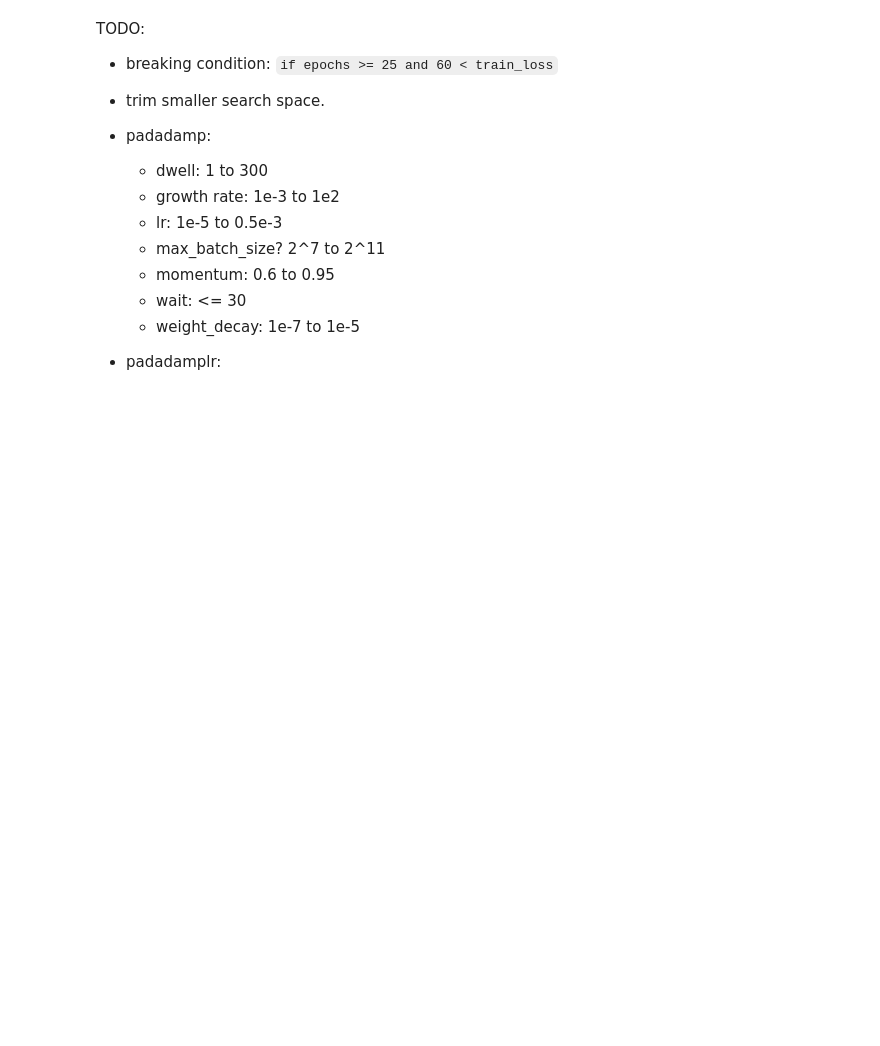
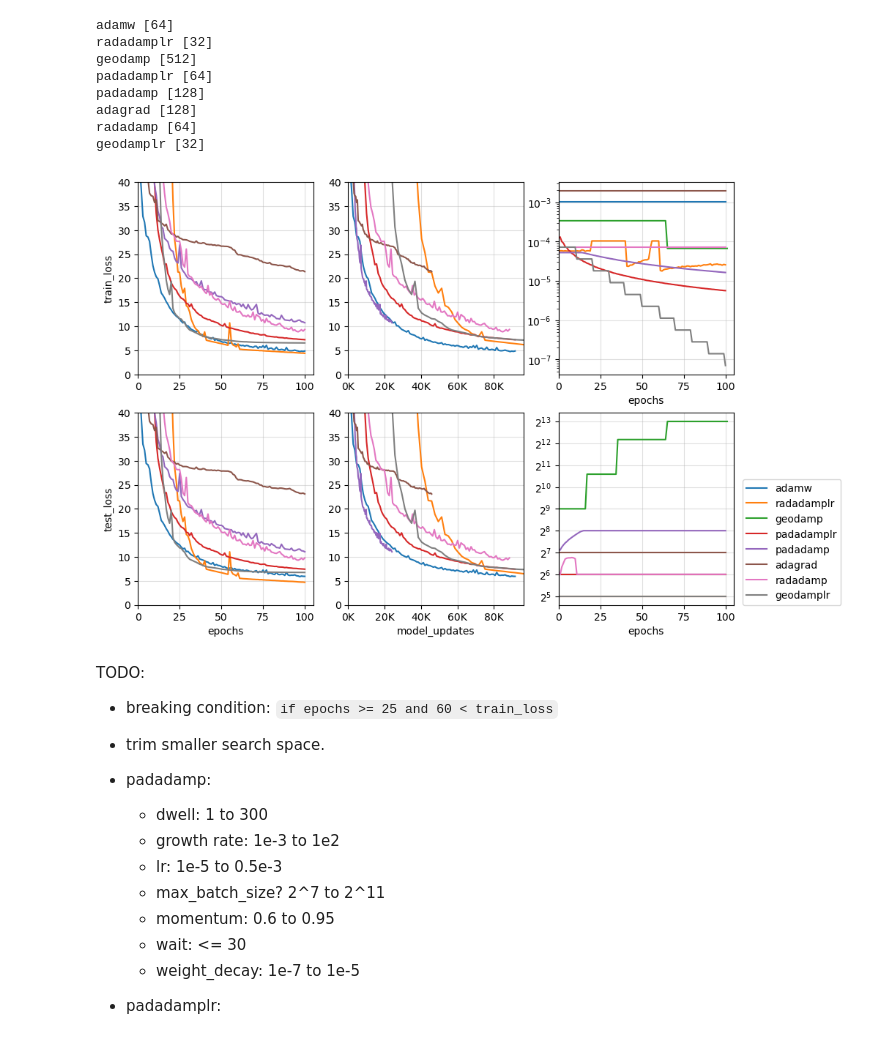
Before and after one commit to stsievert/adadamp-experiments, a Jupyter notebook: exp-autoencoder/viz-sweep.ipynb, the cells around one changed output. Drawn from its saved outputs; the diff is of its cells as text; code cells hidden in the pictures; blank space fills up the shorter version.

```diff
--- a/exp-autoencoder/viz-sweep.ipynb
+++ b/exp-autoencoder/viz-sweep.ipynb
@@ -148,3 +149,56 @@ geodamplr [32]
+# %%
+import matplotlib.pyplot as plt
+
+def plot(show, damper, axs, debug=False):
+    for i, loss in enumerate(["train_loss", "test_loss"]):
+        for j, time in enumerate(["epochs", "model_updates"]):
+            ax = show.plot(
+                x=time,
+                y=loss,
+                ax=axs[i][j],
+            )
+            ax.set_ylabel(loss if j == 0 else "")
+            ax.set_xlabel(time if i == 1 else "")
+            if "updates" in time:
+                ax.xaxis.set_major_formatter(lambda x, _: f"{int(x / 1e3)}K")
+
+    for i, (time, damp) in enumerate([("epochs", "lr_"), ("epochs", "batch_size_")]):
+        ax = show.plot(x=time, y=damp, ax=axs[i][2], label=damper)
+        ax.set_yscale("log", base=2 if "batch" in damp else 10)
+
+    for i, ax in enumerate(axs.flatten()):
+        ax.grid(alpha=0.4)
+        ax.set_xlim(0, None)
+        if i in [0, 1, 3, 4]:
+            ax.set_ylim(0, 40)
+        if i != 5:
+            ax.legend_.remove()
+        else:
+            ax.legend(loc=(1.05, 0))
+
+        # if debug:
+        #     if i in [0, 3]:
+        #         ax.set_xlim(0, 40)
+        #         ax.set_ylim(20, 120)
+
+w = 3
+fig, axs = plt.subplots(nrows=2, ncols=2, figsize=(3.5 * w, 2.5 * w))
+for run in best_runs:
+    show = df[df.fname == run]
+    assert len(show.fname.unique()) == 1
+    damper = show.iloc[0]["damper"]
+    print(damper, show.initial_batch_size.unique())
+    plot(show, damper, axs, debug=True)
+# %% [output]
+adamw [64]
+radadamplr [32]
+geodamp [512]
+padadamplr [64]
+padadamp [128]
+adagrad [128]
+radadamp [64]
+geodamplr [32]
+[figure, added]
 # %% [markdown]
 TODO:
 
```
Also changed, not shown: parts of 4 cells of this notebook, 2 other files.
